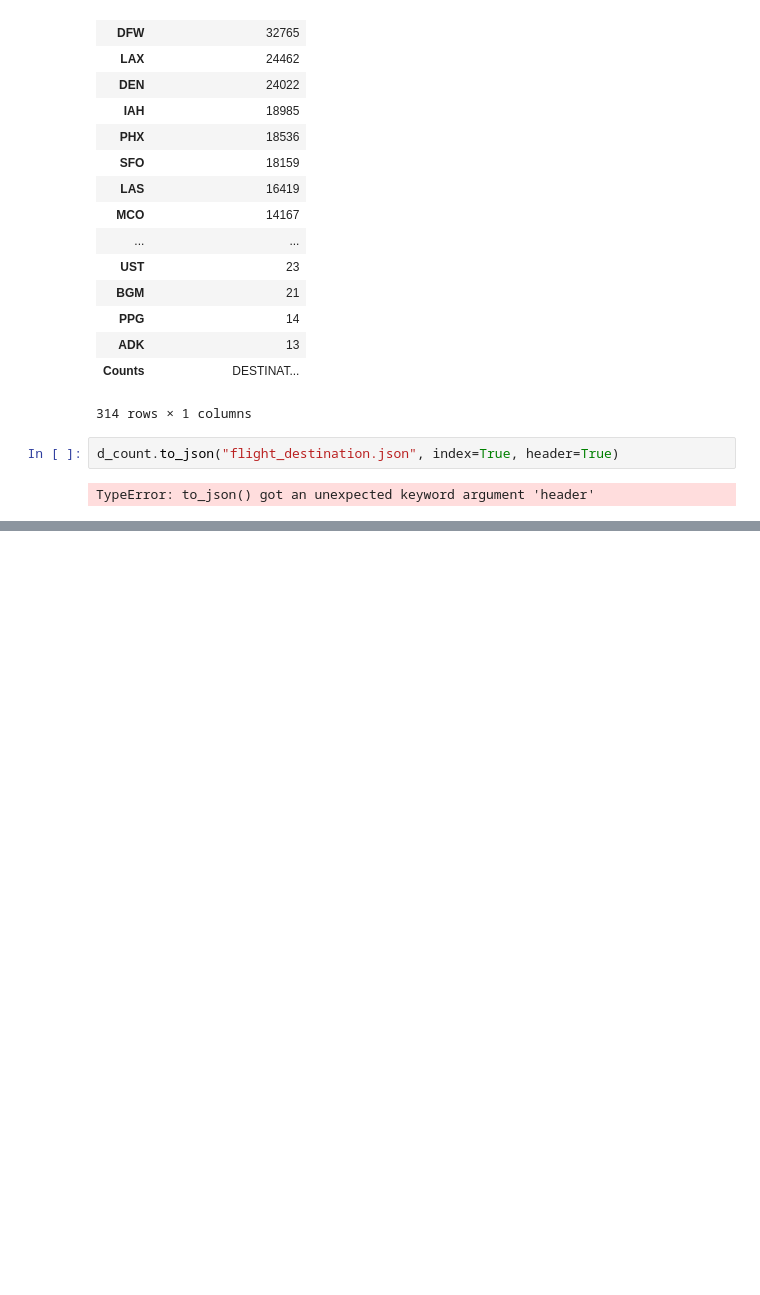
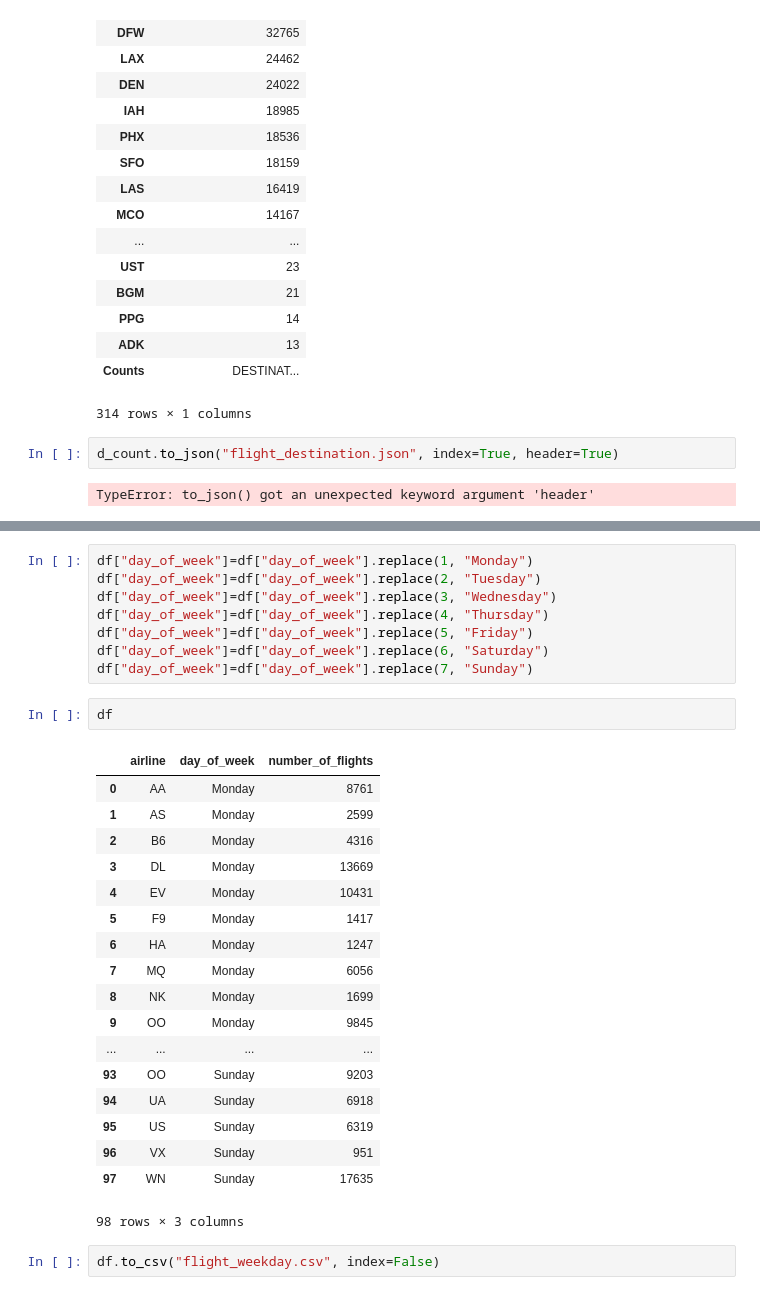
Before and after one commit to walidcol/Flight-Data---Project-2-, a Jupyter notebook: Untitled.ipynb, the cells around one changed output, grey strips where cells are left out. Saved outputs shown, nothing was run; the diff lists cells and outputs as text; blank space fills up the shorter version.

```diff
--- a/Untitled.ipynb
+++ b/Untitled.ipynb
@@ -73,0 +115,31 @@ new_df
+# %%
+df["day_of_week"]=df["day_of_week"].replace(1, "Monday")
+df["day_of_week"]=df["day_of_week"].replace(2, "Tuesday")
+df["day_of_week"]=df["day_of_week"].replace(3, "Wednesday")
+df["day_of_week"]=df["day_of_week"].replace(4, "Thursday")
+df["day_of_week"]=df["day_of_week"].replace(5, "Friday")
+df["day_of_week"]=df["day_of_week"].replace(6, "Saturday")
+df["day_of_week"]=df["day_of_week"].replace(7, "Sunday")
+# %%
+df
+# %% [output]
+|  | airline | day_of_week | number_of_flights |
+| 0 | AA | Monday | 8761 |
+| 1 | AS | Monday | 2599 |
+| 2 | B6 | Monday | 4316 |
+| 3 | DL | Monday | 13669 |
+| 4 | EV | Monday | 10431 |
+| 5 | F9 | Monday | 1417 |
+| 6 | HA | Monday | 1247 |
+| 7 | MQ | Monday | 6056 |
+| 8 | NK | Monday | 1699 |
+| 9 | OO | Monday | 9845 |
+| ... | ... | ... | ... |
+| 93 | OO | Sunday | 9203 |
+| 94 | UA | Sunday | 6918 |
+| 95 | US | Sunday | 6319 |
+| 96 | VX | Sunday | 951 |
+| 97 | WN | Sunday | 17635 |
+98 rows × 3 columns
+# %%
+df.to_csv("flight_weekday.csv", index=False)
```
Also changed, not shown: parts of 4 cells of this notebook, 5 other files.
